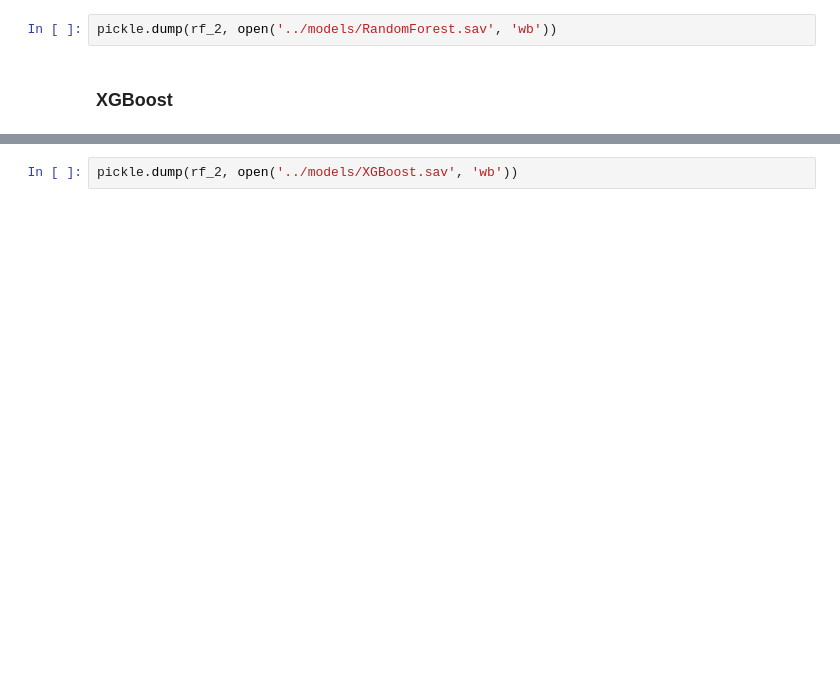
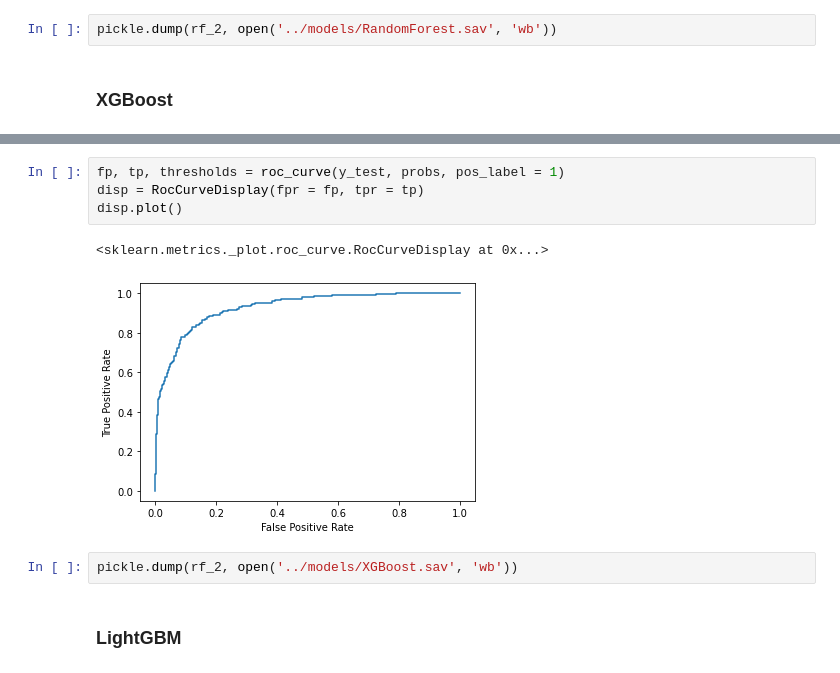
Before and after one commit to rakshithkamath/Wine-Quality-Prediction, a Jupyter notebook: code/2_model_Random_Forest.ipynb, the cells around one changed output, grey strips where cells are left out. Drawn from its saved outputs; the diff is of its cells as text; blank space fills up the shorter version.

```diff
--- a/code/2_model_Random_Forest.ipynb
+++ b/code/2_model_Random_Forest.ipynb
@@ -417,2 +271,11 @@ plt.plot(recall,precision);
+# %%
+fp, tp, thresholds = roc_curve(y_test, probs, pos_label = 1)
+disp = RocCurveDisplay(fpr = fp, tpr = tp)
+disp.plot()
+# %% [output]
+<sklearn.metrics._plot.roc_curve.RocCurveDisplay at 0x...>
+[figure, added]
 # %%
 pickle.dump(rf_2, open('../models/XGBoost.sav', 'wb'))
+# %% [markdown]
+### LightGBM
```
Also changed, not shown: parts of 15 cells of this notebook, 2 other files.
